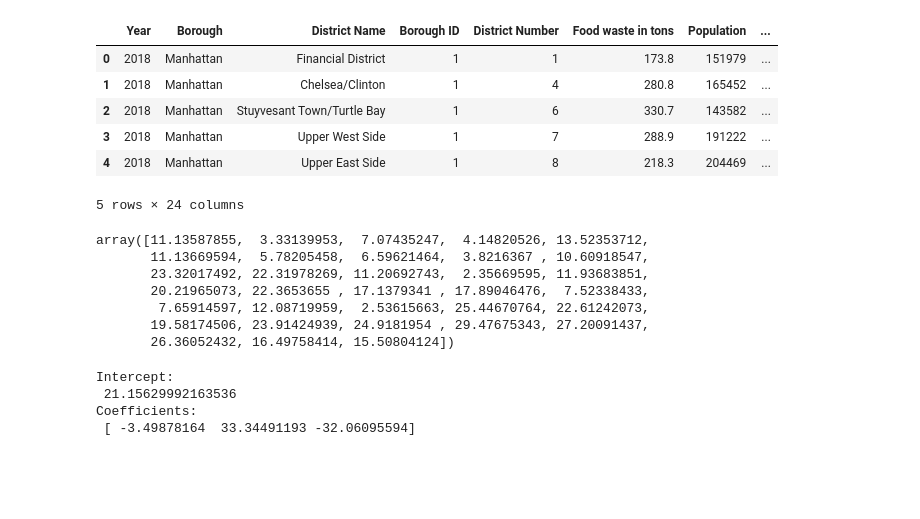
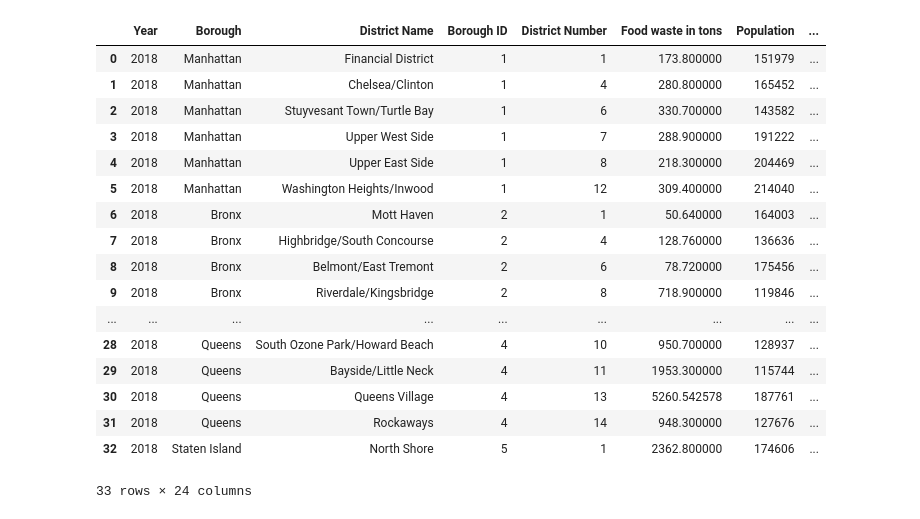
Before and after one commit to coder123al/nowaste-project, a Jupyter notebook: regression test.ipynb, the cells around one changed output. Cells and saved outputs as stored; diff of their text form; code cells hidden in the pictures; blank space fills up the shorter version.

Commit message:
jupyter notebook with multilinear regression applied

```diff
--- a/regression test.ipynb
+++ b/regression test.ipynb
@@ -10,15 +11,26 @@ from sklearn.linear_model import LinearRegression
 # %%
 #creating multilinear regression model, phew uh oh
 df = pd.read_csv('C:\\Users\\rutme\\Documents\\GitHub\\nowaste-project\\static\\csv\\allfinaldata.csv')
-df.drop(columns=['Year'])
+df['Median Household Income'] = df['Median Household Income'].astype(float)
 df
 # %% [output]
 |  | Year | Borough | District Name | Borough ID | District Number | Food waste in tons | Population | ... |
-| 0 | 2018 | Manhattan | Financial District | 1 | 1 | 173.8 | 151979 | ... |
-| 1 | 2018 | Manhattan | Chelsea/Clinton | 1 | 4 | 280.8 | 165452 | ... |
-| 2 | 2018 | Manhattan | Stuyvesant Town/Turtle Bay | 1 | 6 | 330.7 | 143582 | ... |
-| 3 | 2018 | Manhattan | Upper West Side | 1 | 7 | 288.9 | 191222 | ... |
-| 4 | 2018 | Manhattan | Upper East Side | 1 | 8 | 218.3 | 204469 | ... |
+| 0 | 2018 | Manhattan | Financial District | 1 | 1 | 173.800000 | 151979 | ... |
+| 1 | 2018 | Manhattan | Chelsea/Clinton | 1 | 4 | 280.800000 | 165452 | ... |
+| 2 | 2018 | Manhattan | Stuyvesant Town/Turtle Bay | 1 | 6 | 330.700000 | 143582 | ... |
+| 3 | 2018 | Manhattan | Upper West Side | 1 | 7 | 288.900000 | 191222 | ... |
+| 4 | 2018 | Manhattan | Upper East Side | 1 | 8 | 218.300000 | 204469 | ... |
+| 5 | 2018 | Manhattan | Washington Heights/Inwood | 1 | 12 | 309.400000 | 214040 | ... |
+| 6 | 2018 | Bronx | Mott Haven | 2 | 1 | 50.640000 | 164003 | ... |
+| 7 | 2018 | Bronx | Highbridge/South Concourse | 2 | 4 | 128.760000 | 136636 | ... |
+| 8 | 2018 | Bronx | Belmont/East Tremont | 2 | 6 | 78.720000 | 175456 | ... |
+| 9 | 2018 | Bronx | Riverdale/Kingsbridge | 2 | 8 | 718.900000 | 119846 | ... |
+| ... | ... | ... | ... | ... | ... | ... | ... | ... |
+| 28 | 2018 | Queens | South Ozone Park/Howard Beach | 4 | 10 | 950.700000 | 128937 | ... |
+| 29 | 2018 | Queens | Bayside/Little Neck | 4 | 11 | 1953.300000 | 115744 | ... |
+| 30 | 2018 | Queens | Queens Village | 4 | 13 | 5260.542578 | 187761 | ... |
+| 31 | 2018 | Queens | Rockaways | 4 | 14 | 948.300000 | 127676 | ... |
+| 32 | 2018 | Staten Island | North Shore | 5 | 1 | 2362.800000 | 174606 | ... |
-5 rows × 24 columns
+33 rows × 24 columns
 # %%
 #multilinear regression = mlr
@@ -27,22 +38,0 @@ mlr_x = df[['Income Diversity Index', 'RacialDiversityIndex', 'Poverty Rate']]
-# %%
-ml_regression = LinearRegression()
-ml_regression.fit(mlr_x, mlr_y)
-
-y_pred = ml_regression.predict(mlr_x)
-y_pred
-# %% [output]
-array([11.13587855,  3.33139953,  7.07435247,  4.14820526, 13.52353712,
-       11.13669594,  5.78205458,  6.59621464,  3.8216367 , 10.60918547,
-       23.32017492, 22.31978269, 11.20692743,  2.35669595, 11.93683851,
-       20.21965073, 22.3653655 , 17.1379341 , 17.89046476,  7.52338433,
-        7.65914597, 12.08719959,  2.53615663, 25.44670764, 22.61242073,
-       19.58174506, 23.91424939, 24.9181954 , 29.47675343, 27.20091437,
-       26.36052432, 16.49758414, 15.50804124])
-# %%
-print('Intercept: \n', ml_regression.intercept_)
-print('Coefficients: \n', ml_regression.coef_)
-# %% [output]
-Intercept:
- 21.15629992163536
-Coefficients:
- [ -3.49878164  33.34491193 -32.06095594]
```
Also changed, not shown: parts of 7 cells of this notebook, 2 other files.
